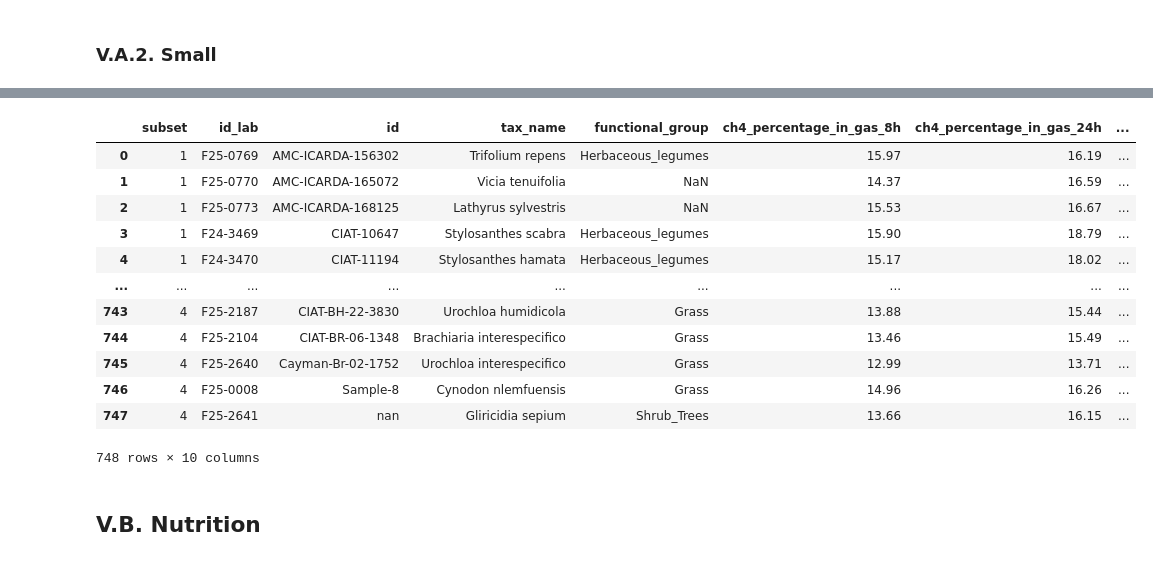
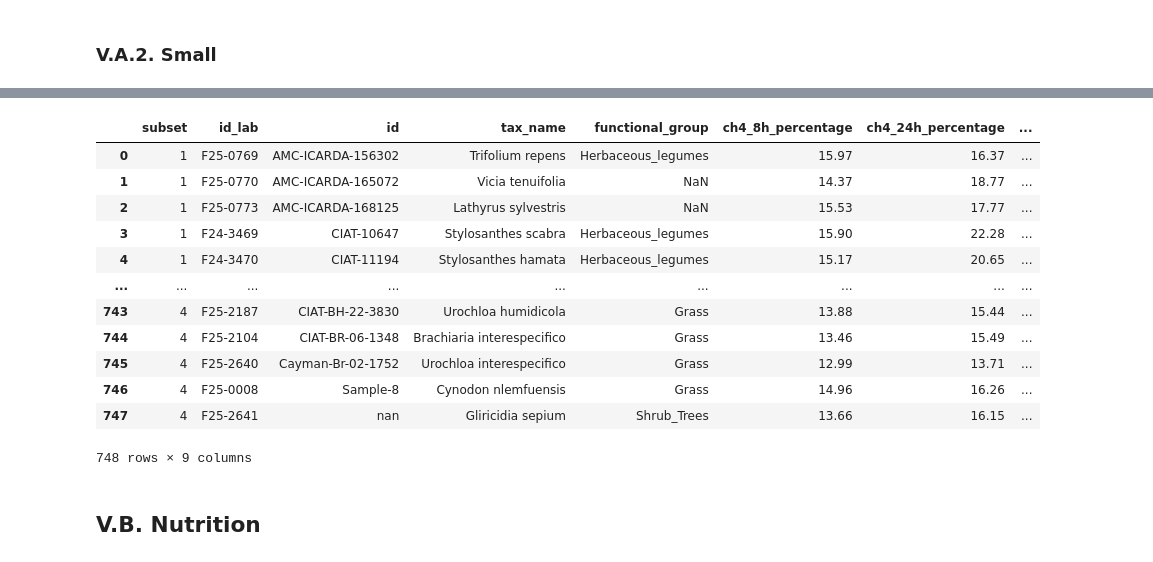
Before and after one commit to maurope/lmf, a Jupyter notebook: notebooks/2026/2026_05_29_sql_data_frame_creation_for_methane_intensity_and_tddm_estimations.ipynb, the cells around one changed output, grey strips where cells are left out. Cells and saved outputs as stored; diff of their text form; code cells hidden in the pictures.

```diff
--- a/notebooks/2026/2026_05_29_sql_data_frame_creation_for_methane_intensity_and_tddm_estimations.ipynb
+++ b/notebooks/2026/2026_05_29_sql_data_frame_creation_for_methane_intensity_and_tddm_estimations.ipynb
@@ -1656,24 +1733,2 @@ subset_4_gas_sorted_by_sql_mean = subset_4_gas_sorted_by_sql_mean.reset_index()
 # %% [markdown]
 ### V.A.1. Complete
-# %%
-agg_functions_for_dashboard = {}
-for col in category_columns:
-    if col != 'id': # 'id' is the groupby key
-        agg_functions_for_dashboard[col] = 'first' # Take the first occurrence for categorical columns
-for col in numeric_columns:
-    agg_functions_for_dashboard[col] = 'mean' # Calculate the mean for numeric columns
-
-# Group by 'id' and apply the aggregation
-# Using observed=False to ensure all categories are considered if 'id' was categorical itself,
-# but it mainly affects the output type. For simple string/object IDs, it won't change behavior much.
-subset_1_dashboard = subset_1_gas_sorted_by_sql.groupby('id', observed=False).agg(agg_functions_for_dashboard).round(2).reset_index()
-
-# Reorder columns to place 'subset' first
-cols = subset_1_dashboard.columns.tolist()
-cols.remove('subset')
-cols.remove('id')
-new_column_order = ['subset', 'id'] + cols
-subset_1_dashboard = subset_1_dashboard[new_column_order]
-
-print("Dashboard with categorical columns maintained and 'subset' as the first column:")
-display(subset_1_dashboard)
@@ -1761,9 +1793,14 @@ Dashboard for subset_4 with categorical columns maintained and 'subset' as the f
+# %%
+subset_1_gas_sorted_by_sql_mean = summarize_by_id(subset_1_gas_sorted_by_sql, category_columns, numeric_columns)
+subset_2_gas_sorted_by_sql_mean = summarize_by_id(subset_2_gas_sorted_by_sql, category_columns, numeric_columns)
+subset_3_gas_sorted_by_sql_mean = summarize_by_id(subset_3_gas_sorted_by_sql, category_columns, numeric_columns)
+subset_4_gas_sorted_by_sql_mean = summarize_by_id(subset_4_gas_sorted_by_sql, category_columns, numeric_columns)
 # %%
 subsets_1_2_3_4_gas_dashboard_complete = pd.concat([
-    subset_1_dashboard,
-    subset_2_dashboard,
-    subset_3_dashboard,
-    subset_4_dashboard
+    subset_1_gas_sorted_by_sql_mean,
+    subset_2_gas_sorted_by_sql_mean,
+    subset_3_gas_sorted_by_sql_mean,
+    subset_4_gas_sorted_by_sql_mean
 ], ignore_index=True)
 
 subsets_1_2_3_4_gas_dashboard_complete
@@ -1788,18 +1837,18 @@ subsets_1_2_3_4_gas_dashboard_complete.to_csv('subsets_1_2_3_4_gas_dashboard_com
 # %%
-subsets_1_2_3_4_gas_dashboard_small = subsets_1_2_3_4_gas_dashboard_complete[['subset', 'id_lab', 'id', 'tax_name', 'functional_group', 'ch4_percentage_in_gas_8h',
-       'ch4_percentage_in_gas_24h', 'methane_intensity', 'tddm', 'new_undigested_dm_g']]
+subsets_1_2_3_4_gas_dashboard_small = subsets_1_2_3_4_gas_dashboard_complete[['subset', 'id_lab', 'id', 'tax_name', 'functional_group', 'ch4_8h_percentage',
+       'ch4_24h_percentage', 'methane_intensity', 'tddm']]
 subsets_1_2_3_4_gas_dashboard_small
 # %% [output]
-|  | subset | id_lab | id | tax_name | functional_group | ch4_percentage_in_gas_8h | ch4_percentage_in_gas_24h | ... |
-| 0 | 1 | F25-0769 | AMC-ICARDA-156302 | Trifolium repens | Herbaceous_legumes | 15.97 | 16.19 | ... |
-| 1 | 1 | F25-0770 | AMC-ICARDA-165072 | Vicia tenuifolia | NaN | 14.37 | 16.59 | ... |
-| 2 | 1 | F25-0773 | AMC-ICARDA-168125 | Lathyrus sylvestris | NaN | 15.53 | 16.67 | ... |
-| 3 | 1 | F24-3469 | CIAT-10647 | Stylosanthes scabra | Herbaceous_legumes | 15.90 | 18.79 | ... |
-| 4 | 1 | F24-3470 | CIAT-11194 | Stylosanthes hamata | Herbaceous_legumes | 15.17 | 18.02 | ... |
+|  | subset | id_lab | id | tax_name | functional_group | ch4_8h_percentage | ch4_24h_percentage | ... |
+| 0 | 1 | F25-0769 | AMC-ICARDA-156302 | Trifolium repens | Herbaceous_legumes | 15.97 | 16.37 | ... |
+| 1 | 1 | F25-0770 | AMC-ICARDA-165072 | Vicia tenuifolia | NaN | 14.37 | 18.77 | ... |
+| 2 | 1 | F25-0773 | AMC-ICARDA-168125 | Lathyrus sylvestris | NaN | 15.53 | 17.77 | ... |
+| 3 | 1 | F24-3469 | CIAT-10647 | Stylosanthes scabra | Herbaceous_legumes | 15.90 | 22.28 | ... |
+| 4 | 1 | F24-3470 | CIAT-11194 | Stylosanthes hamata | Herbaceous_legumes | 15.17 | 20.65 | ... |
 | ... | ... | ... | ... | ... | ... | ... | ... | ... |
 | 743 | 4 | F25-2187 | CIAT-BH-22-3830 | Urochloa humidicola | Grass | 13.88 | 15.44 | ... |
 | 744 | 4 | F25-2104 | CIAT-BR-06-1348 | Brachiaria interespecifico | Grass | 13.46 | 15.49 | ... |
 | 745 | 4 | F25-2640 | Cayman-Br-02-1752 | Urochloa interespecifico | Grass | 12.99 | 13.71 | ... |
 | 746 | 4 | F25-0008 | Sample-8 | Cynodon nlemfuensis | Grass | 14.96 | 16.26 | ... |
 | 747 | 4 | F25-2641 | nan | Gliricidia sepium | Shrub_Trees | 13.66 | 16.15 | ... |
-748 rows × 10 columns
+748 rows × 9 columns
```
Also changed, not shown: parts of 51 cells of this notebook, 16 other files.
